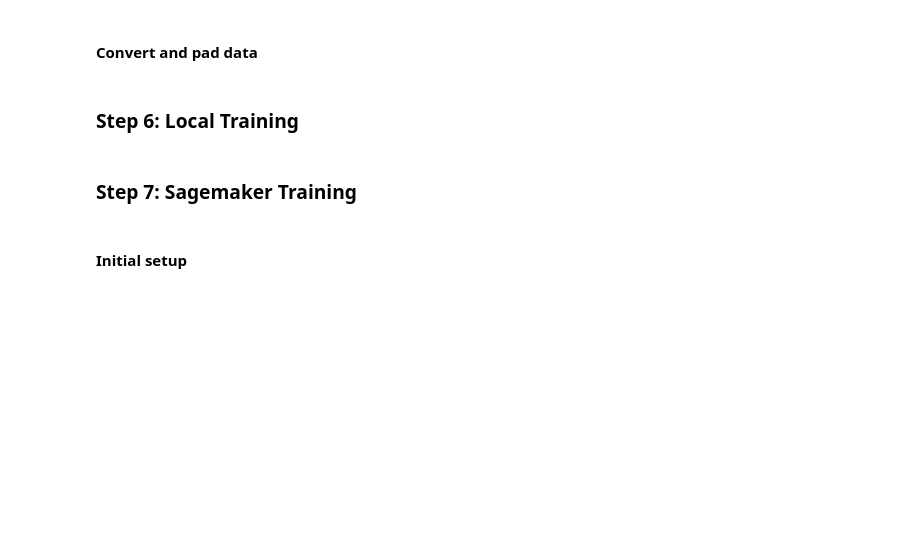
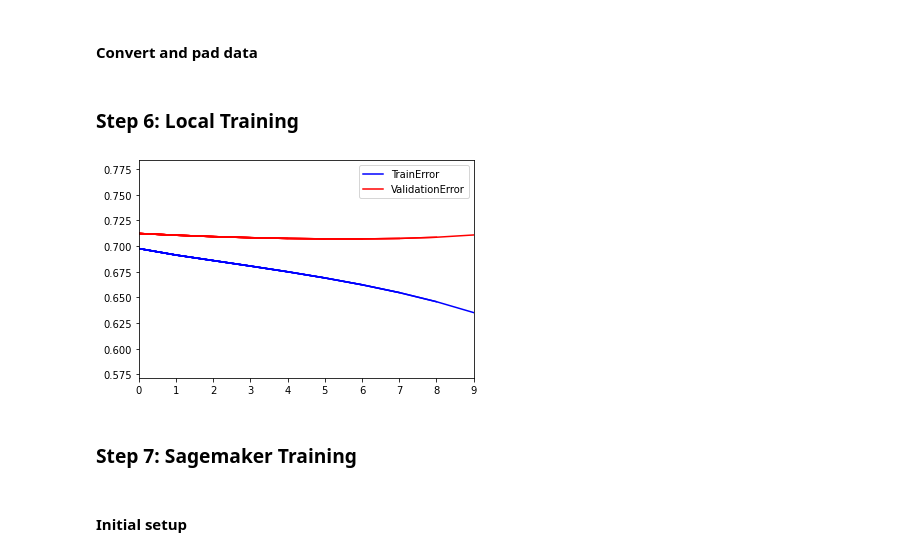
Before and after one commit to adelmofilho/UdacitySentimentAnalysis, a Jupyter notebook: SageMaker Project Enhanced.ipynb, the cells around one changed output. Drawn from its saved outputs; the diff is of its cells as text; code cells hidden in the pictures; blank space fills up the shorter version.

Commit message:
feat: update validation code

```diff
--- a/SageMaker Project Enhanced.ipynb
+++ b/SageMaker Project Enhanced.ipynb
@@ -65,7 +65,7 @@ IMDB reviews: train = 12500 pos / 12500 neg, test = 12500 pos / 12500 neg
 # %%
 train_valid_X, test_X, train_valid_y, test_y = prepare_imdb_data(data, labels)
 # %%
-train_X, valid_X, train_y, valid_y = split_train_validation_data(train_valid_X, train_valid_y, valid_size=0.05)
+train_X, valid_X, train_y, valid_y = split_train_validation_data(train_valid_X, train_valid_y, valid_size=0.001)
 # %%
 print("IMDb reviews (combined): train = {}, valid = {}, test = {}".format(len(train_X), len(valid_X),len(test_X)))
 # %% [output]
@@ -162,11 +175,13 @@ train_sample_dl = torch.utils.data.DataLoader(train_sample_ds, batch_size=50)
 valid_sample_dl = torch.utils.data.DataLoader(valid_sample_ds, batch_size=50)
 # %%
 device = torch.device("cuda" if torch.cuda.is_available() else "cpu")
-model = LSTMClassifier(32, 100, new_vocab_size).to(device)
+model = LSTMClassifier(32, 30, new_vocab_size).to(device)
 optimizer = optim.Adam(model.parameters())
 loss_fn = torch.nn.BCELoss()
 
-report_train, trained_model = train(model, train_sample_dl, valid_sample_dl, 15, optimizer, loss_fn, device)
+report_train, trained_model = train(model, train_sample_dl, valid_sample_dl, 10, optimizer, loss_fn, device)
+# %% [output]
+[figure, added]
 # %% [markdown]
 ### Step 7: Sagemaker Training
 # %% [markdown]
```
Also changed, not shown: parts of 23 cells of this notebook, 2 other files.
